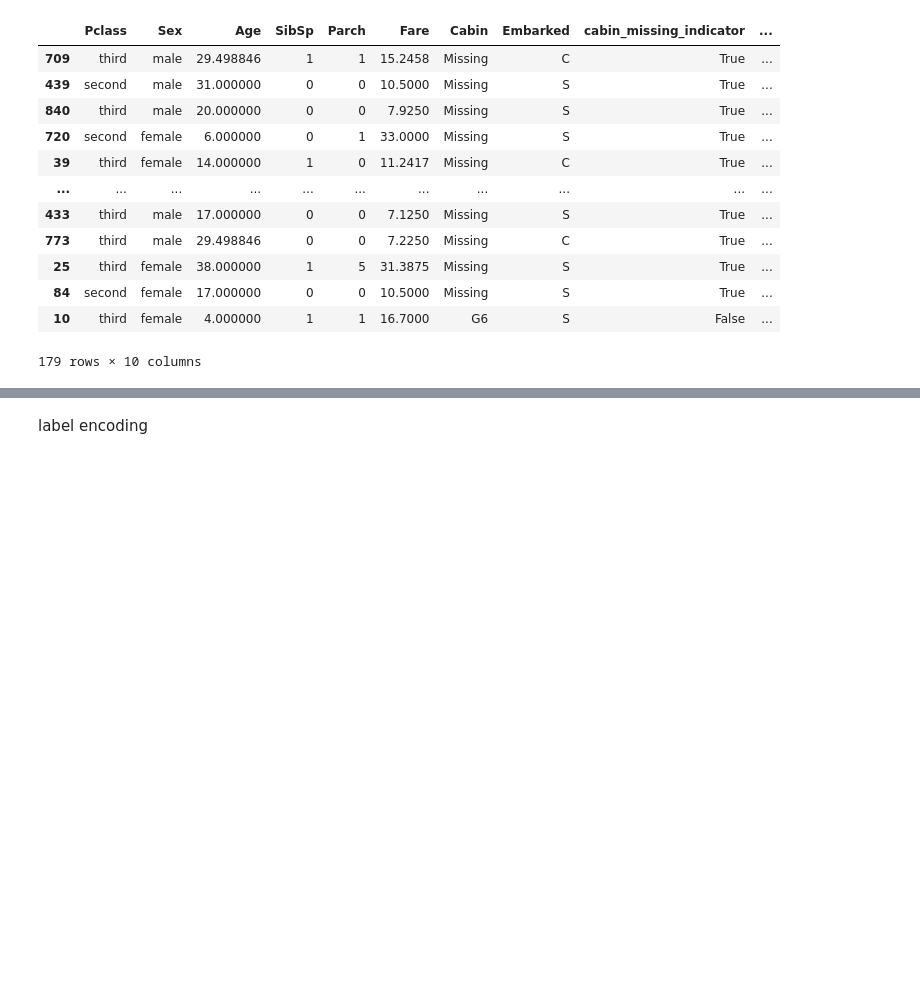
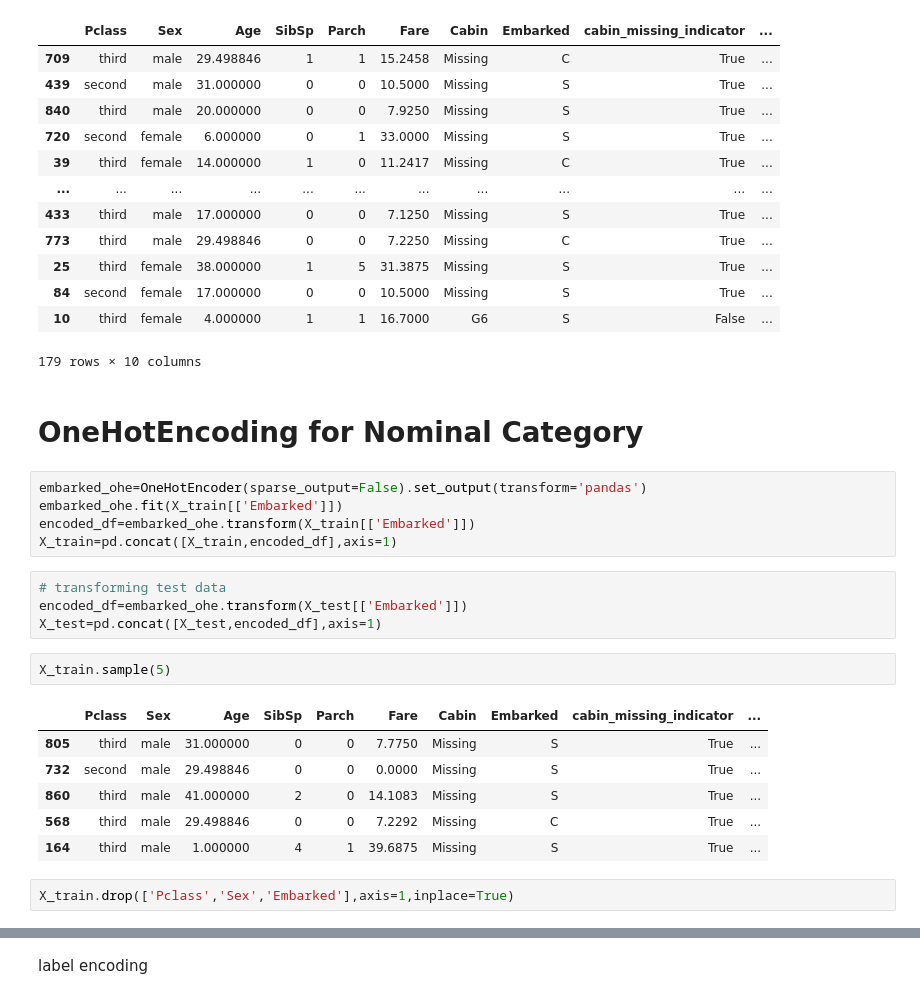
Before and after one commit to Dev-Maidul/Encoding, a Jupyter notebook: Encoding(different_section).ipynb, the cells around one changed output, grey strips where cells are left out. Drawn from its saved outputs; the diff is of its cells as text; blank space fills up the shorter version.

```diff
--- a/Encoding(different_section).ipynb
+++ b/Encoding(different_section).ipynb
@@ -655,3 +655,25 @@ X_test
 | 84 | second | female | 17.000000 | 0 | 0 | 10.5000 | Missing | S | True | ... |
 | 10 | third | female | 4.000000 | 1 | 1 | 16.7000 | G6 | S | False | ... |
 179 rows × 10 columns
+# %% [markdown]
+# OneHotEncoding for Nominal Category
+# %%
+embarked_ohe=OneHotEncoder(sparse_output=False).set_output(transform='pandas')
+embarked_ohe.fit(X_train[['Embarked']])
+encoded_df=embarked_ohe.transform(X_train[['Embarked']])
+X_train=pd.concat([X_train,encoded_df],axis=1)
+# %%
+# transforming test data
+encoded_df=embarked_ohe.transform(X_test[['Embarked']])
+X_test=pd.concat([X_test,encoded_df],axis=1)
+# %%
+X_train.sample(5)
+# %% [output]
+|  | Pclass | Sex | Age | SibSp | Parch | Fare | Cabin | Embarked | cabin_missing_indicator | ... |
+| 805 | third | male | 31.000000 | 0 | 0 | 7.7750 | Missing | S | True | ... |
+| 732 | second | male | 29.498846 | 0 | 0 | 0.0000 | Missing | S | True | ... |
+| 860 | third | male | 41.000000 | 2 | 0 | 14.1083 | Missing | S | True | ... |
+| 568 | third | male | 29.498846 | 0 | 0 | 7.2292 | Missing | C | True | ... |
+| 164 | third | male | 1.000000 | 4 | 1 | 39.6875 | Missing | S | True | ... |
+# %%
+X_train.drop(['Pclass','Sex','Embarked'],axis=1,inplace=True)
```
Also changed, not shown: parts of 4 cells of this notebook.
